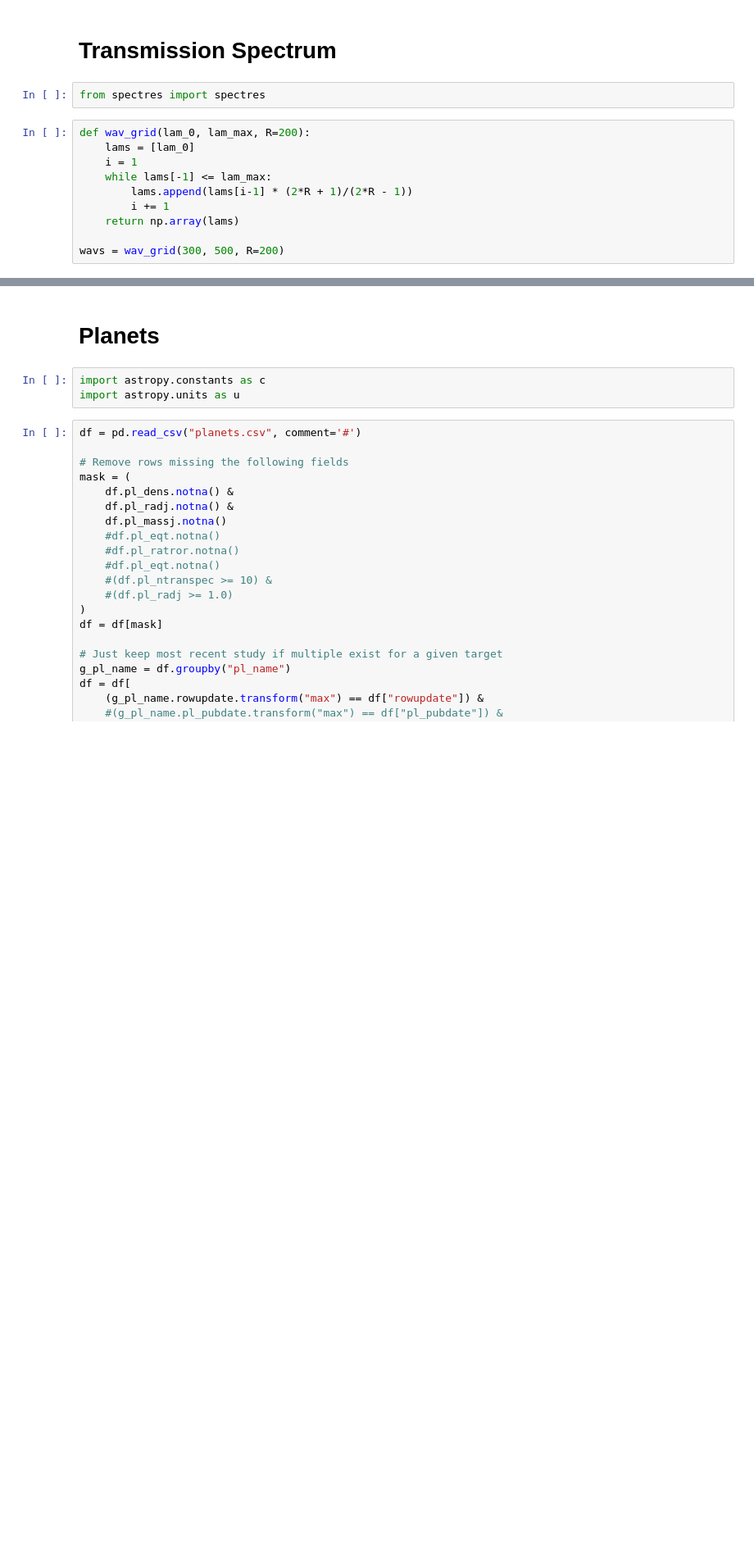
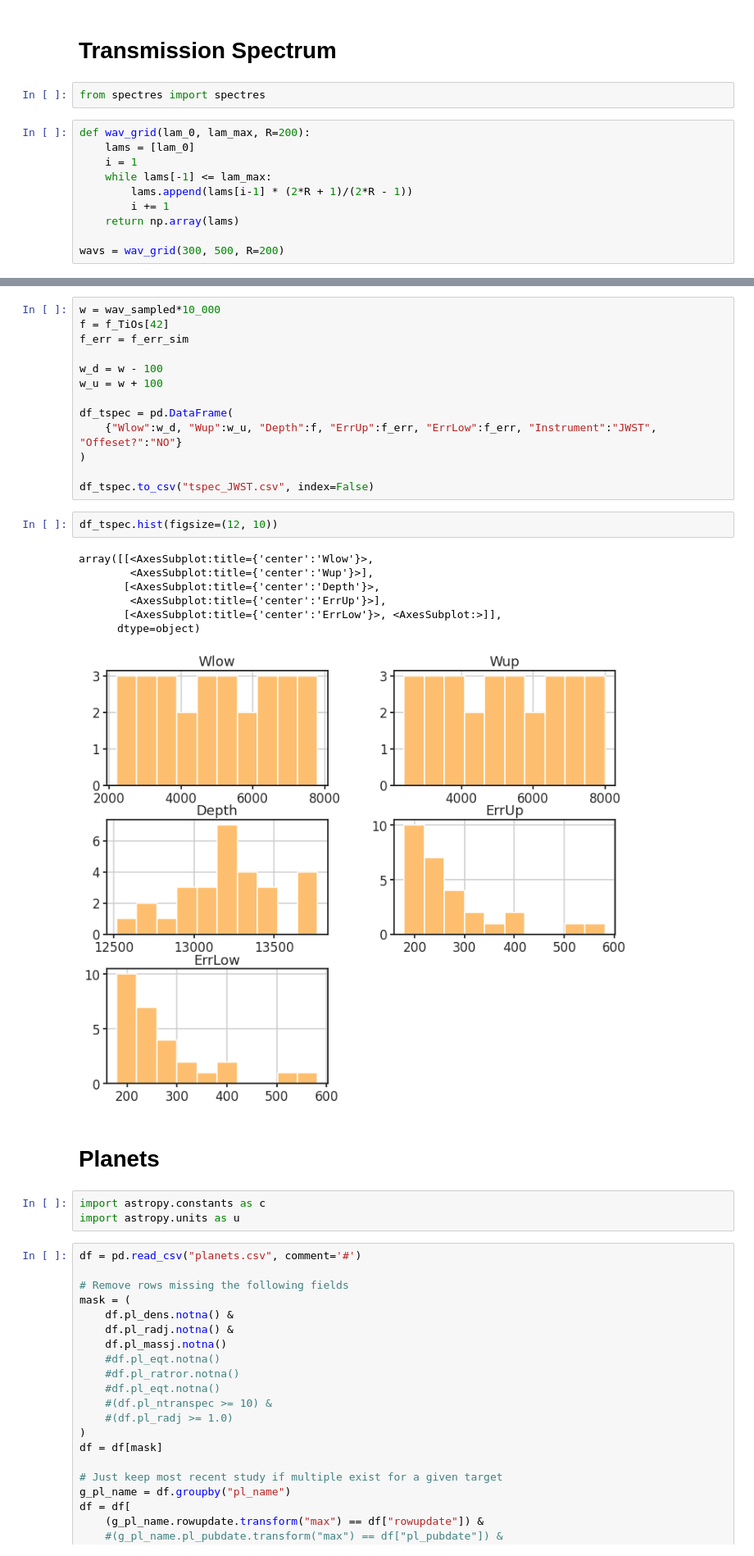
Before and after one commit to icweaver/HST_WFC3_UVIS_G280_sim, a Jupyter notebook: estimate_precision.ipynb, the cells around one changed output, grey strips where cells are left out. Shown: that part at 82% size. Drawn from its saved outputs; the diff is of its cells as text; blank space fills up the shorter version.

```diff
--- a/estimate_precision.ipynb
+++ b/estimate_precision.ipynb
@@ -284,3 +285,26 @@ plt.savefig("./hatp23_models.pdf", bbox_inches="tight")
+# %%
+w = wav_sampled*10_000
+f = f_TiOs[42]
+f_err = f_err_sim
+
+w_d = w - 100
+w_u = w + 100
+
+df_tspec = pd.DataFrame(
+    {"Wlow":w_d, "Wup":w_u, "Depth":f, "ErrUp":f_err, "ErrLow":f_err, "Instrument":"JWST", "Offeset?":"NO"}
+)
+
+df_tspec.to_csv("tspec_JWST.csv", index=False)
+# %%
+df_tspec.hist(figsize=(12, 10))
+# %% [output]
+array([[<AxesSubplot:title={'center':'Wlow'}>,
+        <AxesSubplot:title={'center':'Wup'}>],
+       [<AxesSubplot:title={'center':'Depth'}>,
+        <AxesSubplot:title={'center':'ErrUp'}>],
+       [<AxesSubplot:title={'center':'ErrLow'}>, <AxesSubplot:>]],
+      dtype=object)
+[figure, added]
 # %% [markdown]
 # Planets
 # %%
```
Also changed, not shown: parts of 12 cells of this notebook, 6 other files.
